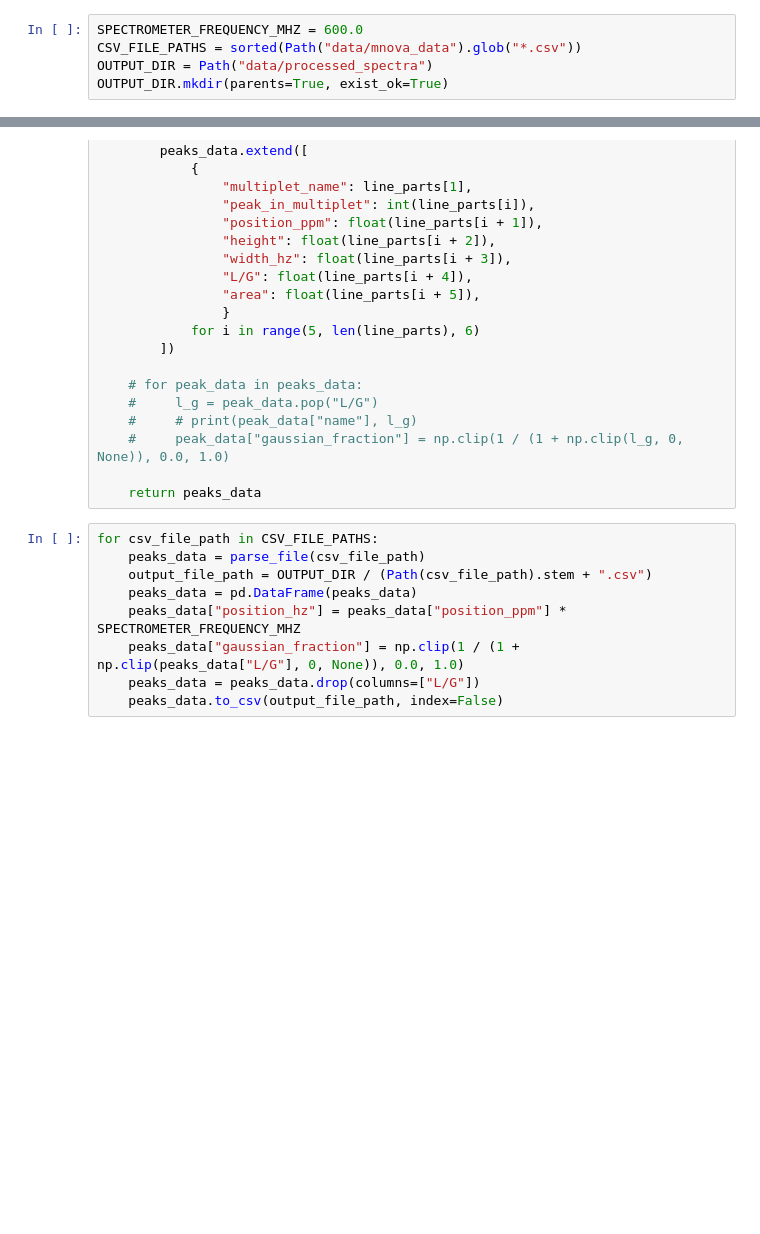
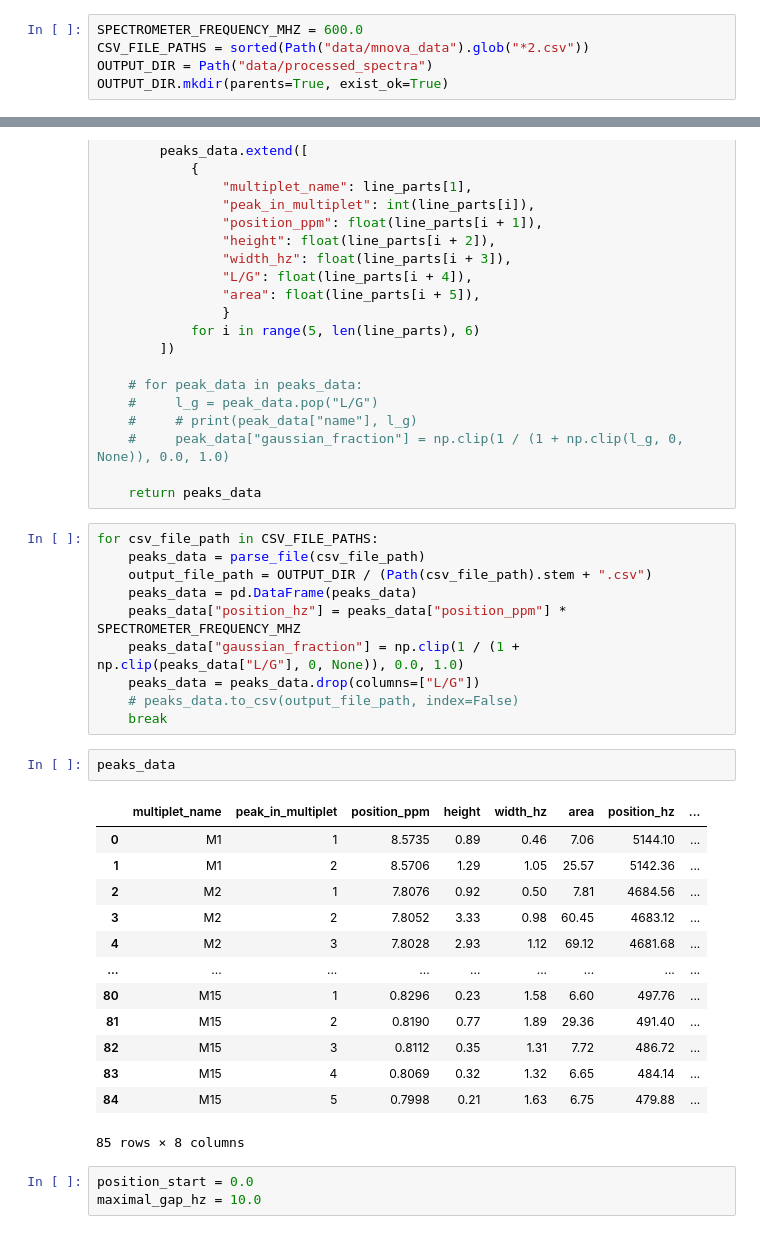
Before and after one commit to center4ml/shimnet, a Jupyter notebook: development/parse_mnova_data.ipynb, the cells around one changed output, grey strips where cells are left out. Drawn from its saved outputs; the diff is of its cells as text; blank space fills up the shorter version.

```diff
--- a/development/parse_mnova_data.ipynb
+++ b/development/parse_mnova_data.ipynb
@@ -4,7 +4,7 @@ import numpy as np
 from pathlib import Path
 # %%
 SPECTROMETER_FREQUENCY_MHZ = 600.0
-CSV_FILE_PATHS = sorted(Path("data/mnova_data").glob("*.csv"))
+CSV_FILE_PATHS = sorted(Path("data/mnova_data").glob("*2.csv"))
 OUTPUT_DIR = Path("data/processed_spectra")
 OUTPUT_DIR.mkdir(parents=True, exist_ok=True)
 # %%
@@ -47,4 +47,24 @@ for csv_file_path in CSV_FILE_PATHS:
     peaks_data["position_hz"] = peaks_data["position_ppm"] * SPECTROMETER_FREQUENCY_MHZ
     peaks_data["gaussian_fraction"] = np.clip(1 / (1 + np.clip(peaks_data["L/G"], 0, None)), 0.0, 1.0)
     peaks_data = peaks_data.drop(columns=["L/G"])
-    peaks_data.to_csv(output_file_path, index=False)
+    # peaks_data.to_csv(output_file_path, index=False)
+    break
+# %%
+peaks_data
+# %% [output]
+|  | multiplet_name | peak_in_multiplet | position_ppm | height | width_hz | area | position_hz | ... |
+| 0 | M1 | 1 | 8.5735 | 0.89 | 0.46 | 7.06 | 5144.10 | ... |
+| 1 | M1 | 2 | 8.5706 | 1.29 | 1.05 | 25.57 | 5142.36 | ... |
+| 2 | M2 | 1 | 7.8076 | 0.92 | 0.50 | 7.81 | 4684.56 | ... |
+| 3 | M2 | 2 | 7.8052 | 3.33 | 0.98 | 60.45 | 4683.12 | ... |
+| 4 | M2 | 3 | 7.8028 | 2.93 | 1.12 | 69.12 | 4681.68 | ... |
+| ... | ... | ... | ... | ... | ... | ... | ... | ... |
+| 80 | M15 | 1 | 0.8296 | 0.23 | 1.58 | 6.60 | 497.76 | ... |
+| 81 | M15 | 2 | 0.8190 | 0.77 | 1.89 | 29.36 | 491.40 | ... |
+| 82 | M15 | 3 | 0.8112 | 0.35 | 1.31 | 7.72 | 486.72 | ... |
+| 83 | M15 | 4 | 0.8069 | 0.32 | 1.32 | 6.65 | 484.14 | ... |
+| 84 | M15 | 5 | 0.7998 | 0.21 | 1.63 | 6.75 | 479.88 | ... |
+85 rows × 8 columns
+# %%
+position_start = 0.0
+maximal_gap_hz = 10.0
```
Also changed, not shown: parts of 5 cells of this notebook, 7 other files.
